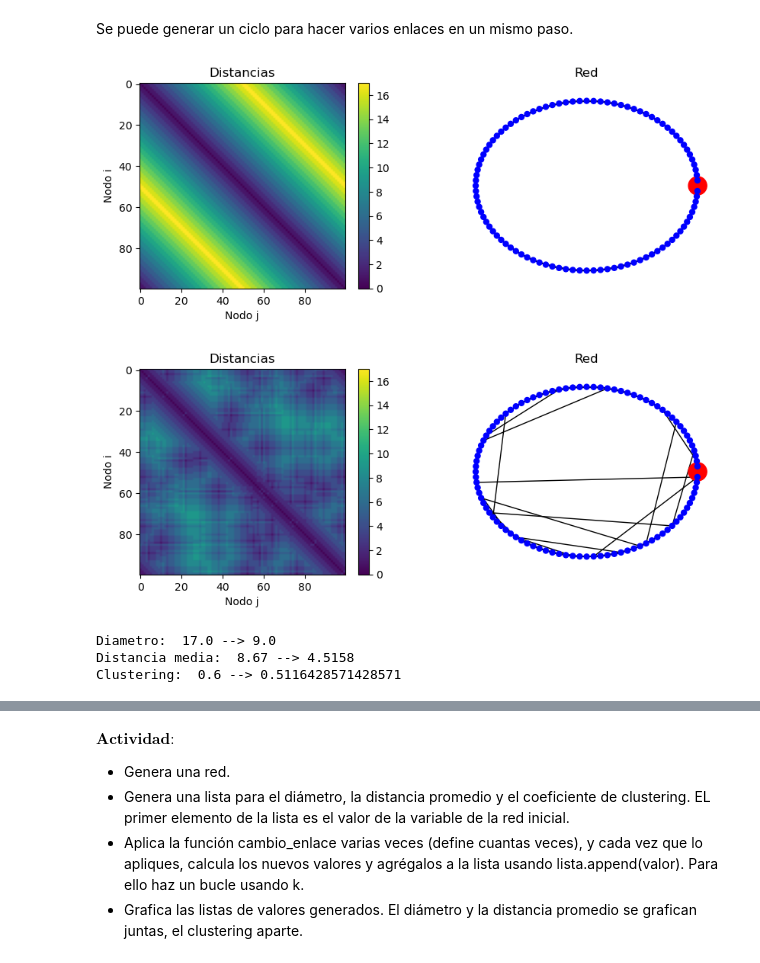
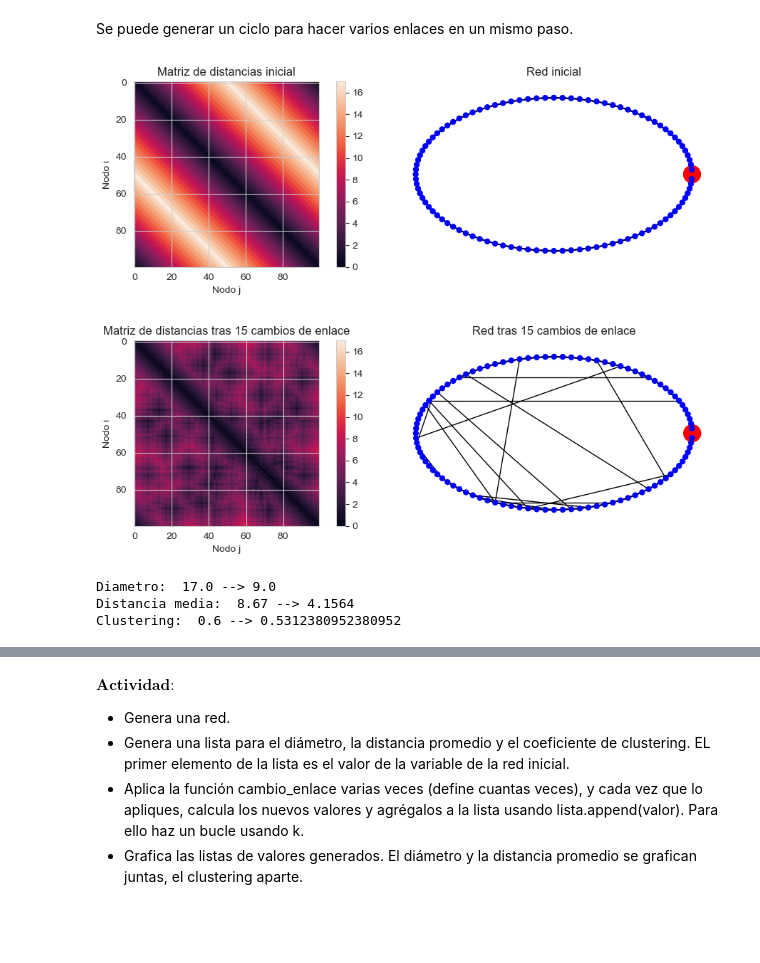
Before and after one commit to heritaco/LDS1121-Complex-Networks, a Jupyter notebook: notebooks/15 Modelo de Watts-Strogatz/Modelo de Watts-Strogatz.ipynb, the cells around one changed output, grey strips where cells are left out. Saved outputs shown, nothing was run; the diff lists cells and outputs as text; code cells hidden in the pictures; blank space fills up the shorter version.

```diff
--- a/notebooks/15 Modelo de Watts-Strogatz/Modelo de Watts-Strogatz.ipynb
+++ b/notebooks/15 Modelo de Watts-Strogatz/Modelo de Watts-Strogatz.ipynb
@@ -57,6 +57,8 @@ n
 import networkx as nx
 import numpy as np
 import matplotlib.pyplot as plt
+import seaborn as sns
+sns.set_style('whitegrid')
 # %% [markdown]
 Comencemos con una red anillo con $n$ nodos en un ciclo y cada nodo está conectado con $c$ nodos más cercanos; es decir, $\frac{c}{2}$ vecinos a la izquierda y $\frac{c}{2}$ vecinos a la derecha. Definamos $l=\frac{c}{2}$.
 # %% [markdown]
@@ -263,39 +274,41 @@ h = .5
 fig, (ax1,ax2) = plt.subplots(nrows=1, ncols=2, figsize = (20*h,7*h))
 nx.draw_circular(G, node_size = tamanos, node_color = colores, ax = ax2)
 
 
 #fig, ax = plt.subplots(figsize = (10*h,7*h))
 pos = ax1.imshow(MatD0, vmin=dmin, vmax=dmax)
 fig.colorbar(pos, ax=ax1)
 
-ax1.set_title('Distancias')
+ax1.set_title('Matriz de distancias inicial')
 ax1.set_xlabel('Nodo j')
 ax1.set_ylabel('Nodo i')
 
-ax2.set_title('Red')
+ax2.set_title('Red inicial')
+plt.tight_layout()
 plt.show()
 
 
 fig, (ax1,ax2) = plt.subplots(nrows=1, ncols=2, figsize = (20*h,7*h))
 nx.draw_circular(G2, node_size = tamanos, node_color = colores, ax = ax2)
 
 
 #fig, ax = plt.subplots(figsize = (10*h,7*h))
 pos = ax1.imshow(MatD, vmin=dmin, vmax=dmax)
 fig.colorbar(pos, ax=ax1)
-ax1.set_title('Distancias')
+ax1.set_title(f'Matriz de distancias tras {veces} cambios de enlace')
 ax1.set_xlabel('Nodo j')
 ax1.set_ylabel('Nodo i')
 
-ax2.set_title('Red')
+ax2.set_title(f'Red tras {veces} cambios de enlace')
 
+plt.tight_layout()
 plt.show()
 print('Diametro: ', np.max(MatD0), '-->',np.max(MatD))
 print('Distancia media: ', np.mean(MatD0), '-->', np.mean(MatD))
 print('Clustering: ', nx.average_clustering(G), '-->', nx.average_clustering(G2))
 # %% [output]
-[figure, old version]
+[figure, new version]
-[figure, old version]
+[figure, new version]
 Diametro:  17.0 --> 9.0
-Distancia media:  8.67 --> 4.5158
-Clustering:  0.6 --> 0.5116428571428571
+Distancia media:  8.67 --> 4.1564
+Clustering:  0.6 --> 0.5312380952380952
```
Also changed, not shown: parts of 81 cells of this notebook, 12 other files.
